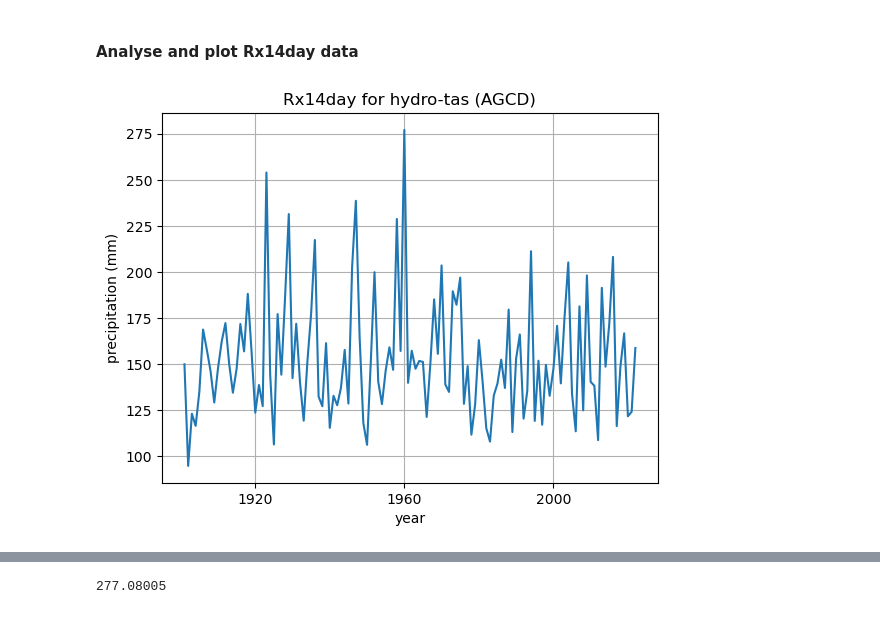
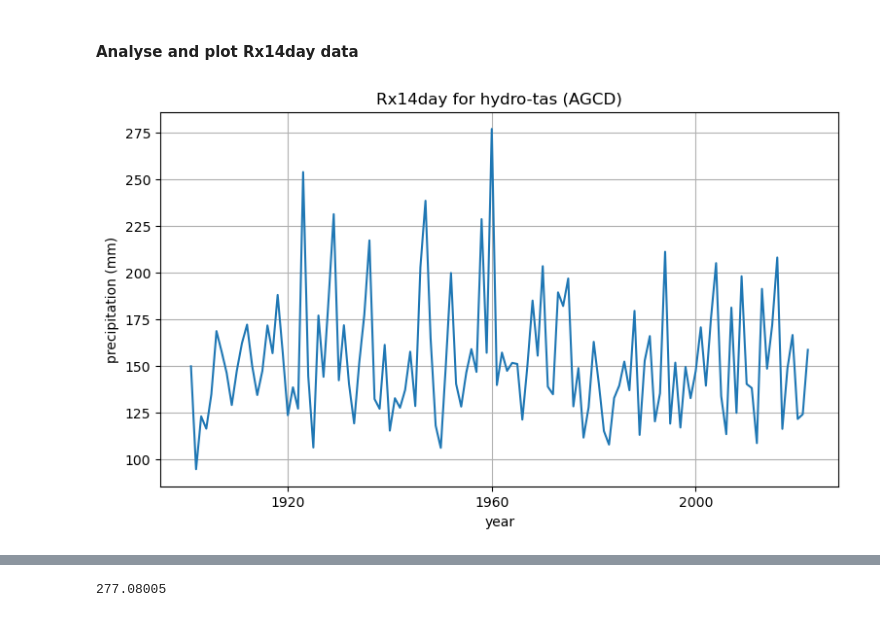
Before and after one commit to DamienIrving/hydrotas, a Jupyter notebook: AGCD_hydro-tas.ipynb, the cells around one changed output, grey strips where cells are left out. Drawn from its saved outputs; the diff is of its cells as text; code cells hidden in the pictures.

```diff
--- a/AGCD_hydro-tas.ipynb
+++ b/AGCD_hydro-tas.ipynb
@@ -34,20 +35,20 @@ assert 'region_name' in locals(), "Must provide a region name (papermill option
 ds_rx14day = fileio.open_dataset(rx14day_file)
 ds_rx14day = ds_rx14day.dropna('time')
 # %%
-ds_rx14day['pr'].plot()
+ds_rx14day['pr'].plot(figsize=(9, 5))
 plt.title(f'Rx14day for {region_name} (AGCD)')
 plt.ylabel('precipitation (mm)')
 plt.xlabel('year')
 plt.grid()
 plt.savefig(
     f'/g/data/xv83/dbi599/hydrotas/figures/Rx14day_timeseries_AGCD_{region_name}.png',
     bbox_inches='tight',
     facecolor='white',
-    dpi=dpi
+    dpi=dpi,
 )
 plt.show()
 # %% [output]
-[figure, old version]
+[figure, new version]
 # %%
 years = ds_rx14day['time'].dt.year.values
 df_rx14day = pd.DataFrame(index=years)
```
Also changed, not shown: parts of 12 cells of this notebook, 4 other files.
